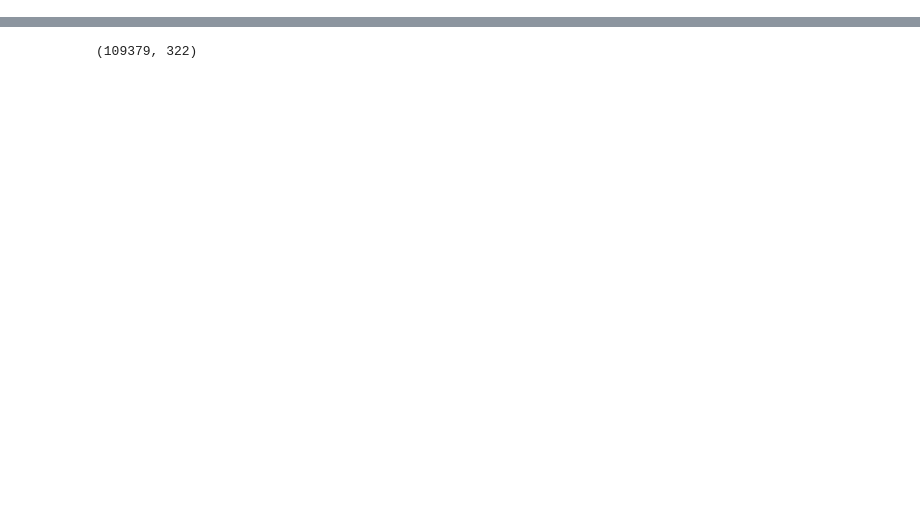
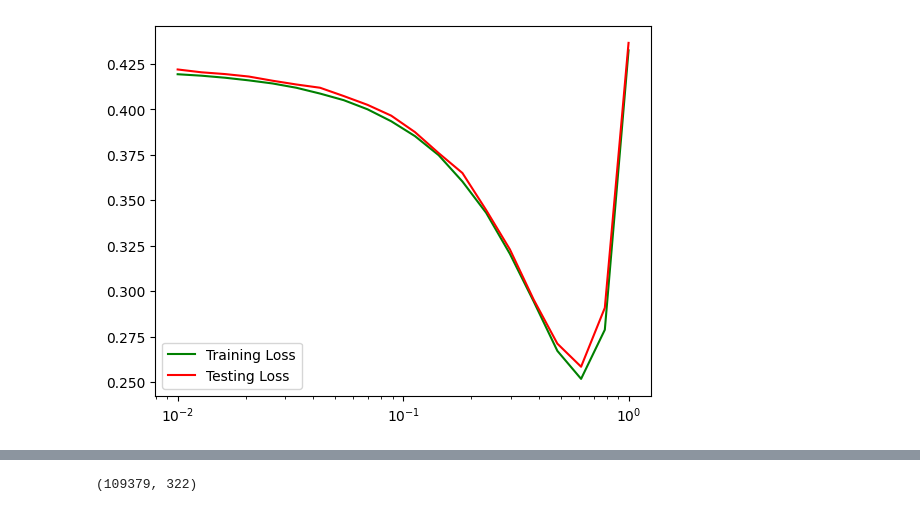
Before and after one commit to epfml/ml-project-1-andermaxjohannes, a Jupyter notebook: MachineLearning.ipynb, the cells around one changed output, grey strips where cells are left out. Drawn from its saved outputs; the diff is of its cells as text; code cells hidden in the pictures; blank space fills up the shorter version.

```diff
--- a/MachineLearning.ipynb
+++ b/MachineLearning.ipynb
@@ -33,0 +74,27 @@ The resultant dataarray tx has shapes (46448, 145)
+# %%
+# Initializing the parameters at zero and setting some constants
+initial_w = np.zeros(tx.shape[1])
+K = 5
+gamma = 0.01
+max_iter = 200
+# %%
+def determineLambda(y,tx,initial_w,lambdas):
+    w_reg_logistic = np.zeros((len(lambdas),len(initial_w)),dtype=float)
+    test_loss, train_loss = np.zeros(len(lambdas)), np.zeros(len(lambdas))
+    for i,l in enumerate(lambdas):
+        reg_logistic_regression_fixed_lambda = lambda y, tx, initial_w, max_iters, gamma: reg_logistic_regression(y,tx,l,initial_w,max_iters,gamma)
+
+        w_reg_logistic[i], train_loss[i], test_loss[i] = k_fold_cross_validation(y,tx,K,initial_w,max_iter,gamma,reg_logistic_regression_fixed_lambda)
+    bestLambdaIndex = np.argmin(test_loss)
+    return train_loss, test_loss, lambdas[bestLambdaIndex]
+# %%
+lambdas = np.logspace(-2,0,20)
+hwg_train, hwg_test, best_lambda = determineLambda(y_hwg.flatten(),tx_hwg,np.zeros(tx_hwg.shape[1]),lambdas)
+
+plt.plot(lambdas,hwg_train,label='Training Loss', color='g')
+plt.plot(lambdas,hwg_test,label='Testing Loss', color='r')
+plt.xscale('log')
+plt.legend()
+plt.show()
+# %% [output]
+[figure, added]
```
Also changed, not shown: parts of 7 cells of this notebook, 2 other files.
